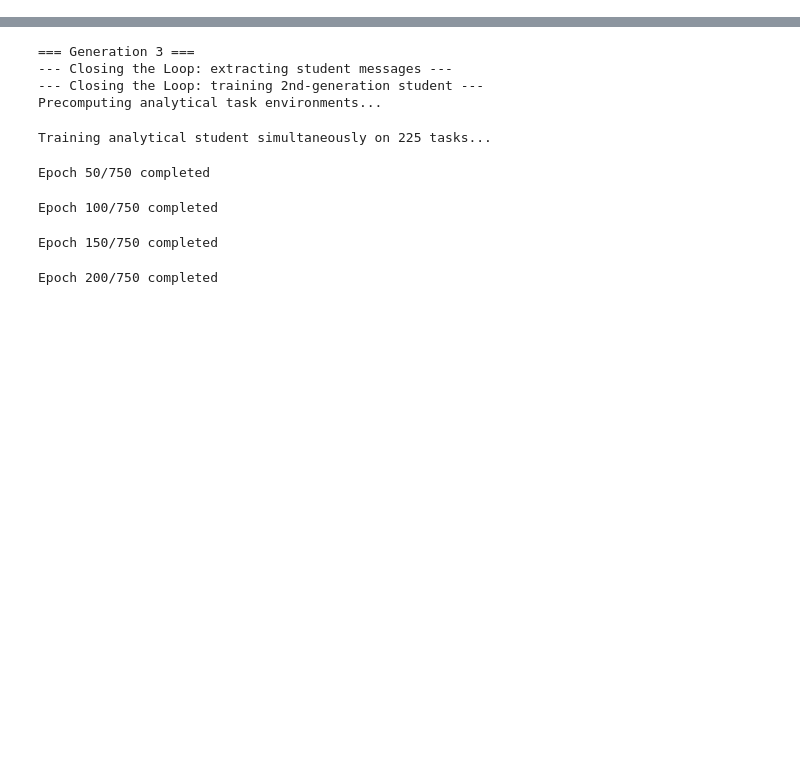
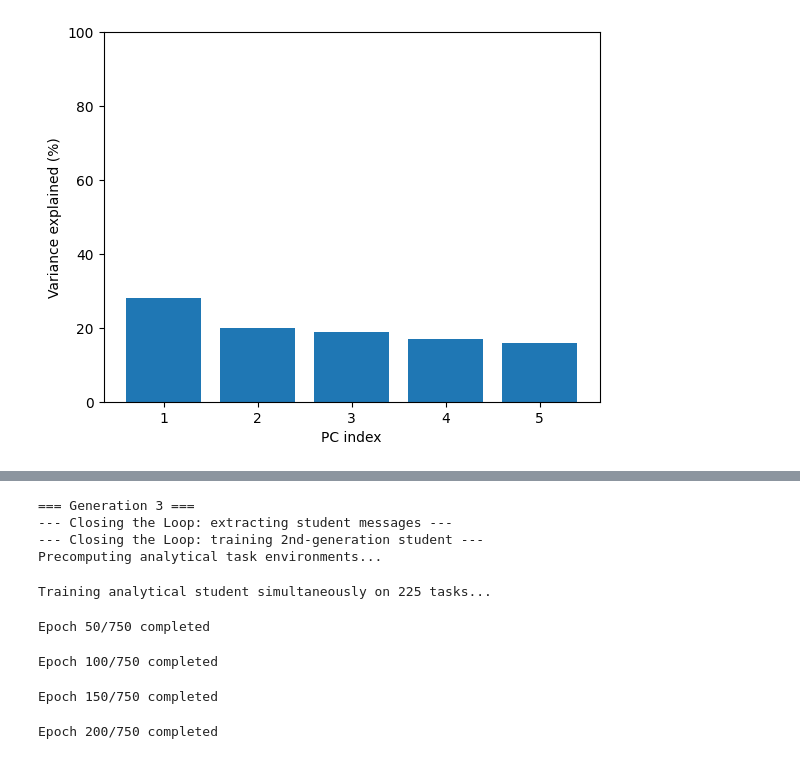
Before and after one commit to keverage-guan/cos435_final_project, a Jupyter notebook: language_emergence/src/models/sae_test.ipynb, the cells around one changed output, grey strips where cells are left out. Saved outputs shown, nothing was run; the diff lists cells and outputs as text; code cells hidden in the pictures; blank space fills up the shorter version.

```diff
--- a/language_emergence/src/models/sae_test.ipynb
+++ b/language_emergence/src/models/sae_test.ipynb
@@ -85,14 +157,3 @@ Misinformed student: 39.55%
-# %%
-autoencoder, student = student_eval.train_student_with_feedback(
-    label_dict,
-    wall_state_dict,
-    sopt_dict,
-    q_matrices,
-    autoencoder,
-    student,
-    config,
-    device,
-)
 # %%
 # Extract the optimized messages generated by the newly trained Autoencoder
 message_dict_feedback = {}
@@ -133,0 +230,77 @@ plot_pca_by_label(pca_result, goal_labels, "color: goal labels")
+# %%
+import importlib
+import utils.plotting as plotting_utils
+importlib.reload(plotting_utils)
+from utils.plotting import plot_pca_by_label
+import numpy as np
+import torch
+
+# --- 1. DATA EXTRACTION & LABEL PREP ---
+all_messages_feedback = []
+wall_labels = []
+goal_labels = []
+student_first_action_indices = []
+
+# Ensure model is in eval mode
+student.eval()
+
+for i in range(225):
+    # Get task parameters (wall_index, init_state, goal_state)
+    task_params = train_dataset.labels[i]
+    wall_idx, init_state, goal_state = task_params
+
+    wall_labels.append(wall_idx)
+    goal_labels.append(goal_state)
+
+    # --- STUDENT ACTION LOGIC ---
+
+    # 1. Instantiate the environment for this specific task
+    env = make_gridworld_env(task_params, wall_state_dict, config)
+
+    # 2. Get the message and wall representation
+    msg = message_dict_feedback[(wall_idx, init_state, goal_state)].to(device)
+    wall_s = wall_state_dict[wall_idx]
+
+    # 3. Generate the Student's actual Q-matrix from the network
+    # We pass the env here to satisfy the function requirements
+    with torch.no_grad():
+        student_q_mat = q_matrix_from_network(student, msg, wall_s, config, device, env).cpu()
+
+    # Identify the actions available at the specific start position
+    row, col = divmod(init_state, 4)
+    if student_q_mat.shape == (4, 4, 4):
+        actions_at_start = student_q_mat[row, col]
+    else:
+        # If the Q-matrix is flattened to (16, 4)
+        actions_at_start = student_q_mat[init_state]
+
+    # Get index of student's chosen action (0=Up, 1=Down, 2=Left, 3=Right)
+    student_first_action_indices.append(torch.argmax(actions_at_start).item())
+
+    # Extract message for PCA fitting
+    all_messages_feedback.append(msg.cpu())
+
+# --- 2. PCA PROCESSING ---
+messages_feedback_np = torch.stack(all_messages_feedback).cpu().numpy()
+pca_fb = PCA(n_components=5)
+pca_fb_result = pca_fb.fit_transform(messages_feedback_np)
+
+# --- 3. GENERATE PLOTS ---
+
+# Variance Plot
+plot_pca_variance(pca_fb)
+
+# Wall Position Plot
+plot_pca_by_label(pca_fb_result, wall_labels, "Feedback PCA - Color: Wall Position")
+
+# Goal Position Plot
+plot_pca_by_label(pca_fb_result, goal_labels, "Feedback PCA - Color: Goal Position")
+
+# Student Action Plot (Now with 4-color Arrow Legend)
+plot_pca_by_label(
+    pca_fb_result,
+    student_first_action_indices,
+    "Feedback PCA - Color: Student's Computed First Action"
+)
+# %% [output]
+[figure, added]
```
Also changed, not shown: parts of 12 cells of this notebook, 18 other files.
